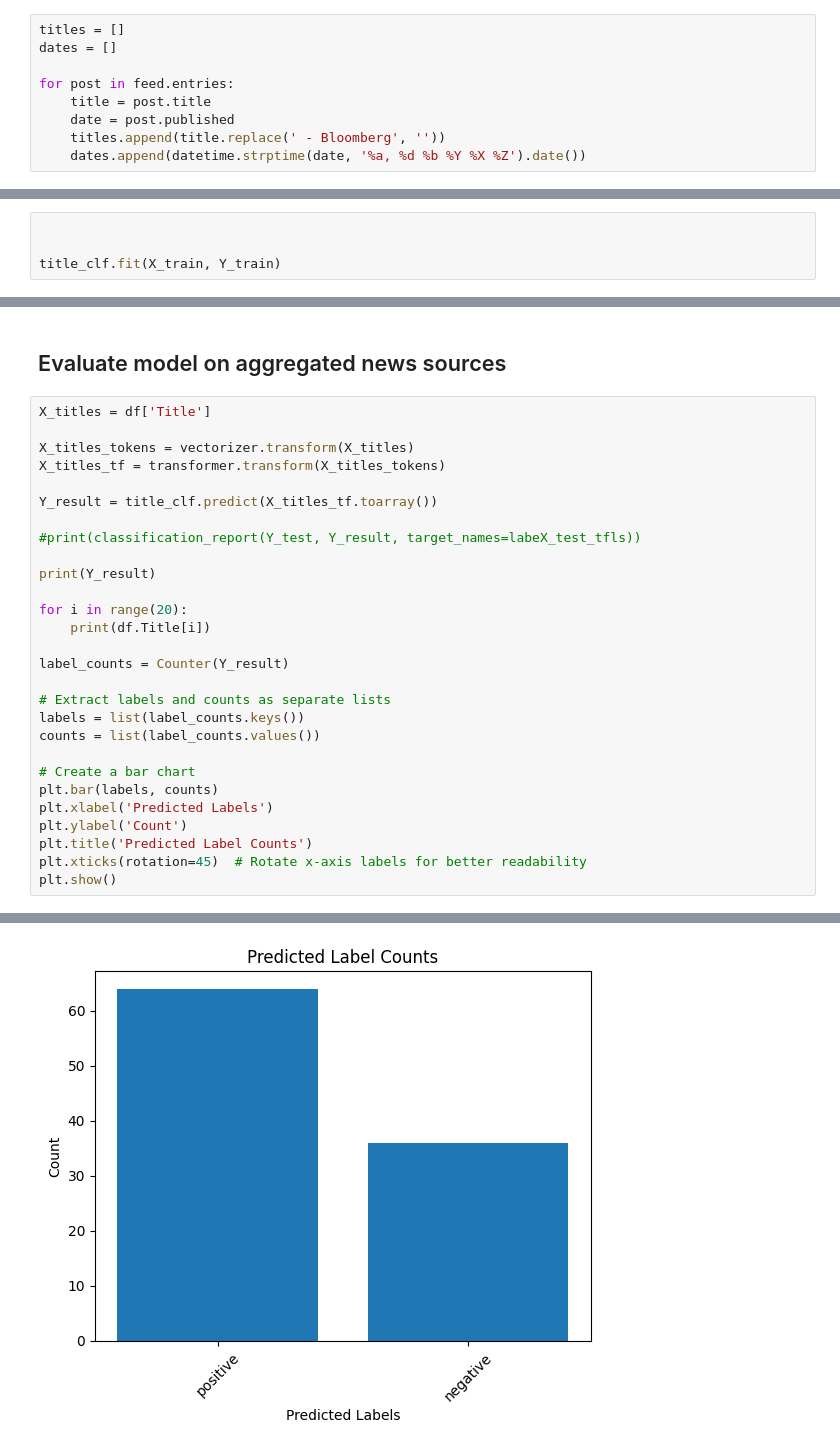
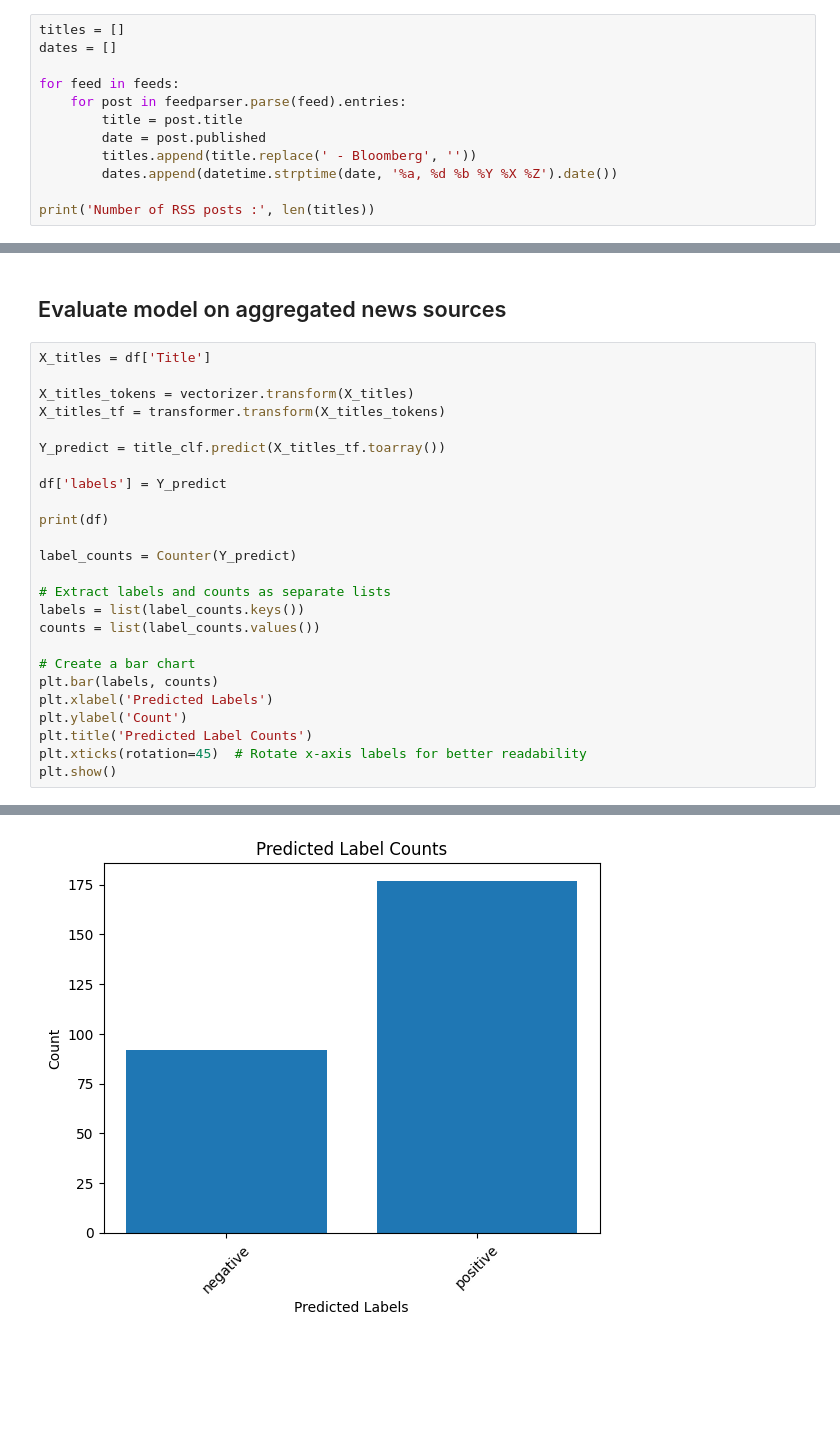
Before and after one commit to benricok/hackathonn23, a Jupyter notebook: testing/rss/rss.ipynb, the cells around one changed output, grey strips where cells are left out. Drawn from its saved outputs; the diff is of its cells as text; blank space fills up the shorter version.

```diff
--- a/testing/rss/rss.ipynb
+++ b/testing/rss/rss.ipynb
@@ -27,8 +27,11 @@ Number of RSS posts : 100
 titles = []
 dates = []
 
-for post in feed.entries:
-    title = post.title
-    date = post.published
-    titles.append(title.replace(' - Bloomberg', ''))
-    dates.append(datetime.strptime(date, '%a, %d %b %Y %X %Z').date())
+for feed in feeds:
+    for post in feedparser.parse(feed).entries:
+        title = post.title
+        date = post.published
+        titles.append(title.replace(' - Bloomberg', ''))
+        dates.append(datetime.strptime(date, '%a, %d %b %Y %X %Z').date())
+
+print('Number of RSS posts :', len(titles))
@@ -142,7 +147,3 @@ title_clf = GaussianNB().fit(X_train_tf.toarray(), Y_train)
 #])
 # %% [markdown]
 #### Train model
-# %%
-
-
-title_clf.fit(X_train, Y_train)
@@ -198,16 +199,13 @@ X_titles = df['Title']
 X_titles_tokens = vectorizer.transform(X_titles)
 X_titles_tf = transformer.transform(X_titles_tokens)
 
-Y_result = title_clf.predict(X_titles_tf.toarray())
+Y_predict = title_clf.predict(X_titles_tf.toarray())
 
-#print(classification_report(Y_test, Y_result, target_names=labeX_test_tfls))
+df['labels'] = Y_predict
 
-print(Y_result)
+print(df)
 
-for i in range(20):
-    print(df.Title[i])
-
-label_counts = Counter(Y_result)
+label_counts = Counter(Y_predict)
 
 # Extract labels and counts as separate lists
 labels = list(label_counts.keys())
@@ -241 +239 @@ Rates & Bonds
-[figure, old version]
+[figure, new version]
```
Also changed, not shown: parts of 9 cells of this notebook, 2 other files.
